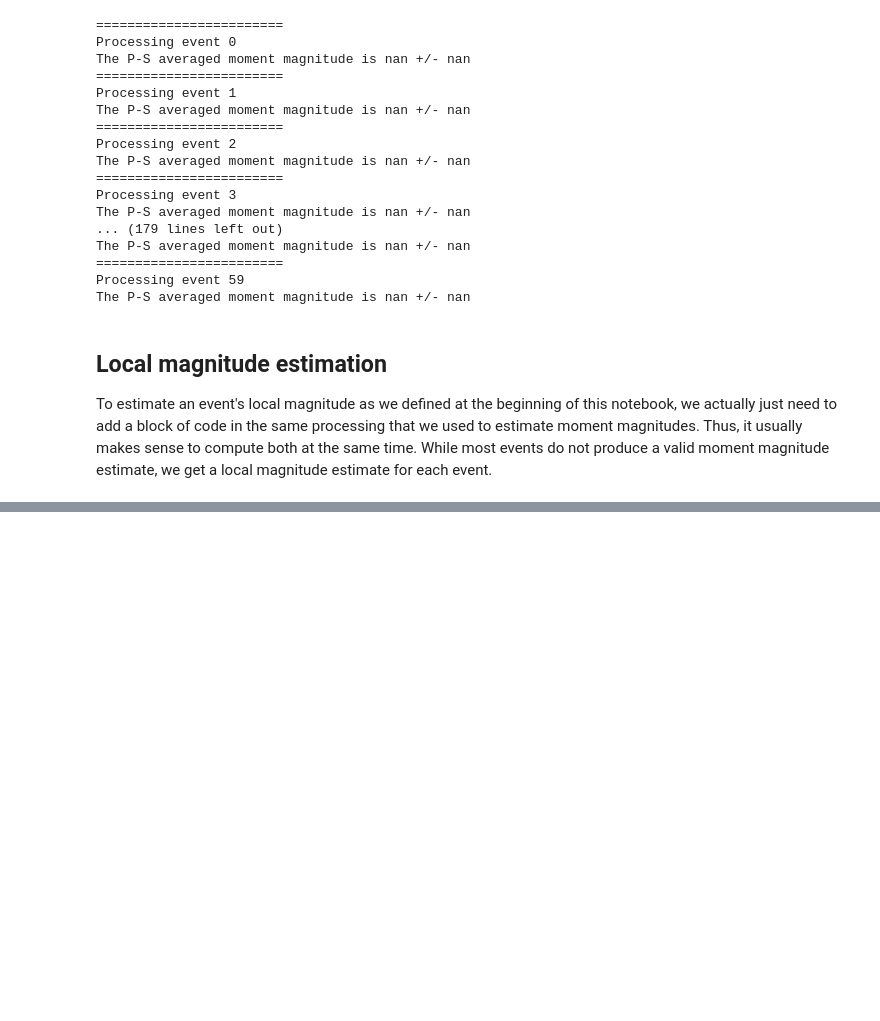
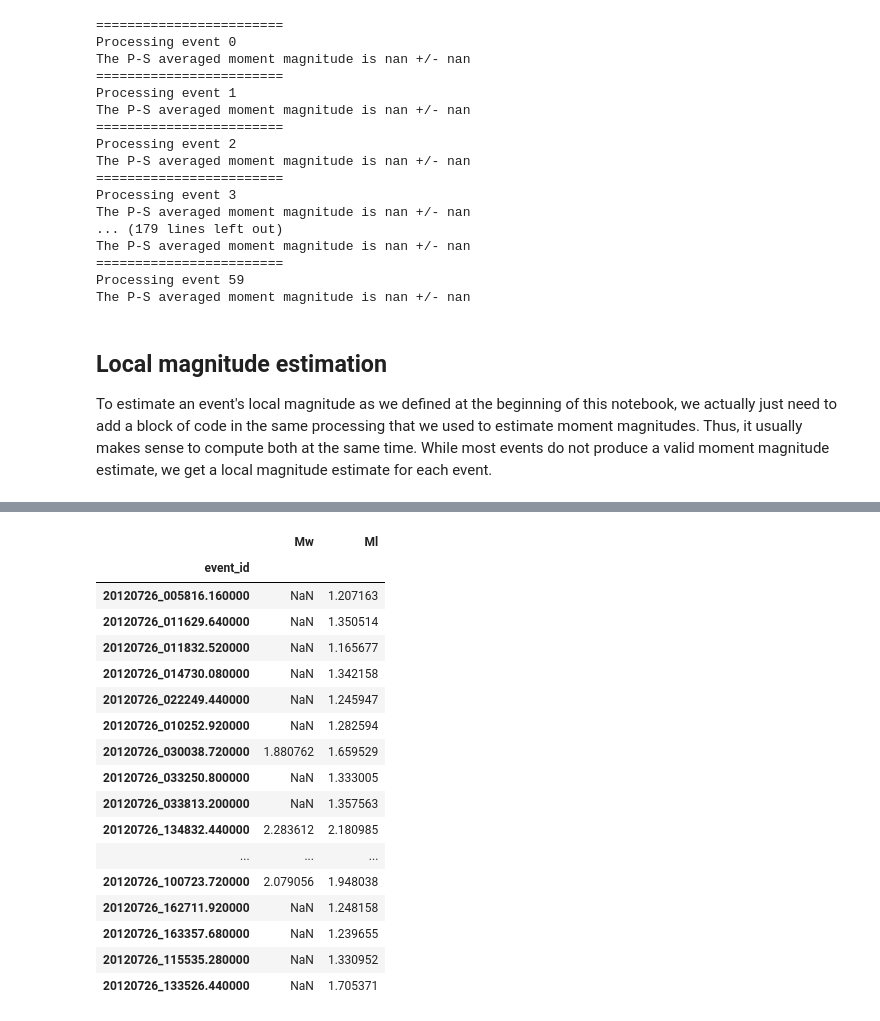
Before and after one commit to ebeauce/Seismic_BPMF, a Jupyter notebook: tutorial/notebooks/10_magnitudes.ipynb, the cells around one changed output, grey strips where cells are left out. Cells and saved outputs as stored; diff of their text form; code cells hidden in the pictures; blank space fills up the shorter version.

```diff
--- a/tutorial/notebooks/10_magnitudes.ipynb
+++ b/tutorial/notebooks/10_magnitudes.ipynb
@@ -1433,0 +1436,28 @@ BPMF.utils.donefun()
+# %%
+magnitudes = {
+    "Mw": [ev.aux_data["Mw"] for ev in events],
+    "Ml": [ev.aux_data["Ml"] for ev in events],
+    "event_id": [ev.id for ev in events]
+}
+magnitudes = pd.DataFrame(magnitudes)
+magnitudes.set_index("event_id", inplace=True)
+magnitudes
+# %% [output]
+|  | Mw | Ml |
+| event_id |  |  |
+| 20120726_005816.160000 | NaN | 1.207163 |
+| 20120726_011629.640000 | NaN | 1.350514 |
+| 20120726_011832.520000 | NaN | 1.165677 |
+| 20120726_014730.080000 | NaN | 1.342158 |
+| 20120726_022249.440000 | NaN | 1.245947 |
+| 20120726_010252.920000 | NaN | 1.282594 |
+| 20120726_030038.720000 | 1.880762 | 1.659529 |
+| 20120726_033250.800000 | NaN | 1.333005 |
+| 20120726_033813.200000 | NaN | 1.357563 |
+| 20120726_134832.440000 | 2.283612 | 2.180985 |
+| ... | ... | ... |
+| 20120726_100723.720000 | 2.079056 | 1.948038 |
+| 20120726_162711.920000 | NaN | 1.248158 |
+| 20120726_163357.680000 | NaN | 1.239655 |
+| 20120726_115535.280000 | NaN | 1.330952 |
+| 20120726_133526.440000 | NaN | 1.705371 |
```
Also changed, not shown: parts of 10 cells of this notebook, 1 other file.
